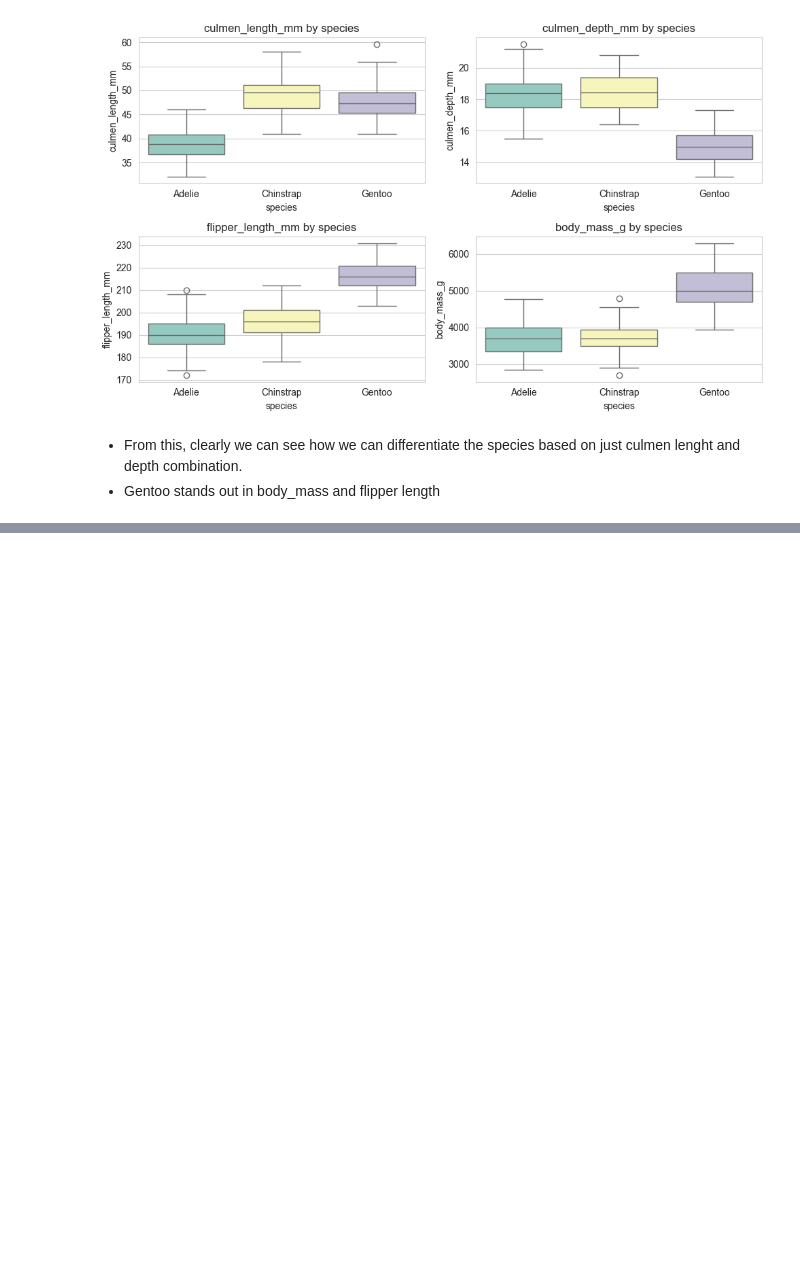
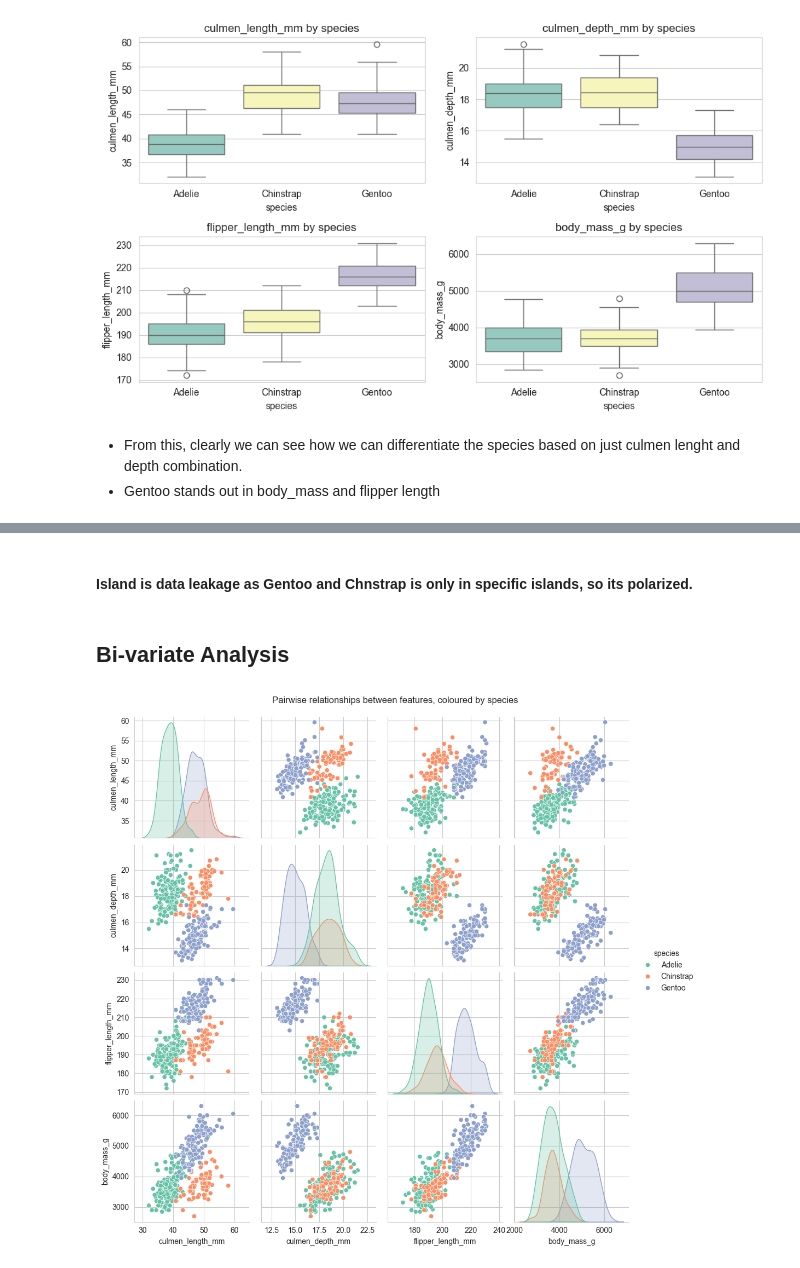
Before and after one commit to ShenbagaArunK/penguin-ml-multi_model_prediction, a Jupyter notebook: sciripts/penguin-ml-eda.ipynb, the cells around one changed output, grey strips where cells are left out. Drawn from its saved outputs; the diff is of its cells as text; code cells hidden in the pictures; blank space fills up the shorter version.

```diff
--- a/sciripts/penguin-ml-eda.ipynb
+++ b/sciripts/penguin-ml-eda.ipynb
@@ -156,0 +170,10 @@ sns.countplot(data=df.dropna(df['sex']),x='sex',hue = 'species',ax=axes[1],color
+# %% [markdown]
+#### Island is data leakage as Gentoo and Chnstrap is only in specific islands, so its polarized.
+# %% [markdown]
+## Bi-variate Analysis
+# %%
+sns.pairplot(df.dropna(),hue='species',palette="Set2",diag_kind='kde')
+plt.suptitle('Pairwise relationships between features, coloured by species', y=1.02)
+plt.show()
+# %% [output]
+[figure, added]
```
Also changed, not shown: parts of 3 cells of this notebook.
